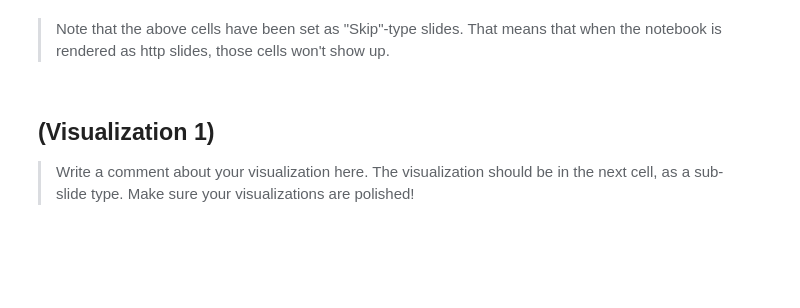
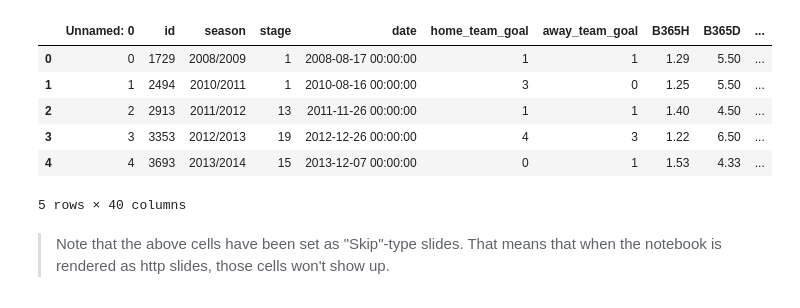
Before and after one commit to mbroend/football-visualization, a Jupyter notebook: slide_deck_template.ipynb, the cells around one changed output. Saved outputs shown, nothing was run; the diff lists cells and outputs as text; code cells hidden in the pictures; blank space fills up the shorter version.

```diff
--- a/slide_deck_template.ipynb
+++ b/slide_deck_template.ipynb
@@ -23,11 +25,16 @@ import warnings
 warnings.simplefilter("ignore")
 # %%
 # load in the dataset into a pandas dataframe
+PL_matches = pd.read_csv('PL_matches.csv')
+PL_matches.head()
+# %% [output]
+|  | Unnamed: 0 | id | season | stage | date | home_team_goal | away_team_goal | B365H | B365D | ... |
+| 0 | 0 | 1729 | 2008/2009 | 1 | 2008-08-17 00:00:00 | 1 | 1 | 1.29 | 5.50 | ... |
+| 1 | 1 | 2494 | 2010/2011 | 1 | 2010-08-16 00:00:00 | 3 | 0 | 1.25 | 5.50 | ... |
+| 2 | 2 | 2913 | 2011/2012 | 13 | 2011-11-26 00:00:00 | 1 | 1 | 1.40 | 4.50 | ... |
+| 3 | 3 | 3353 | 2012/2013 | 19 | 2012-12-26 00:00:00 | 4 | 3 | 1.22 | 6.50 | ... |
+| 4 | 4 | 3693 | 2013/2014 | 15 | 2013-12-07 00:00:00 | 0 | 1 | 1.53 | 4.33 | ... |
+5 rows × 40 columns
 # %% [markdown]
 > Note that the above cells have been set as "Skip"-type slides. That means
 that when the notebook is rendered as http slides, those cells won't show up.
-# %% [markdown]
-## (Visualization 1)
-
-> Write a comment about your visualization here. The visualization should be in
-the next cell, as a sub-slide type. Make sure your visualizations are polished!
```
Also changed, not shown: parts of 14 cells of this notebook, 1 other file.
